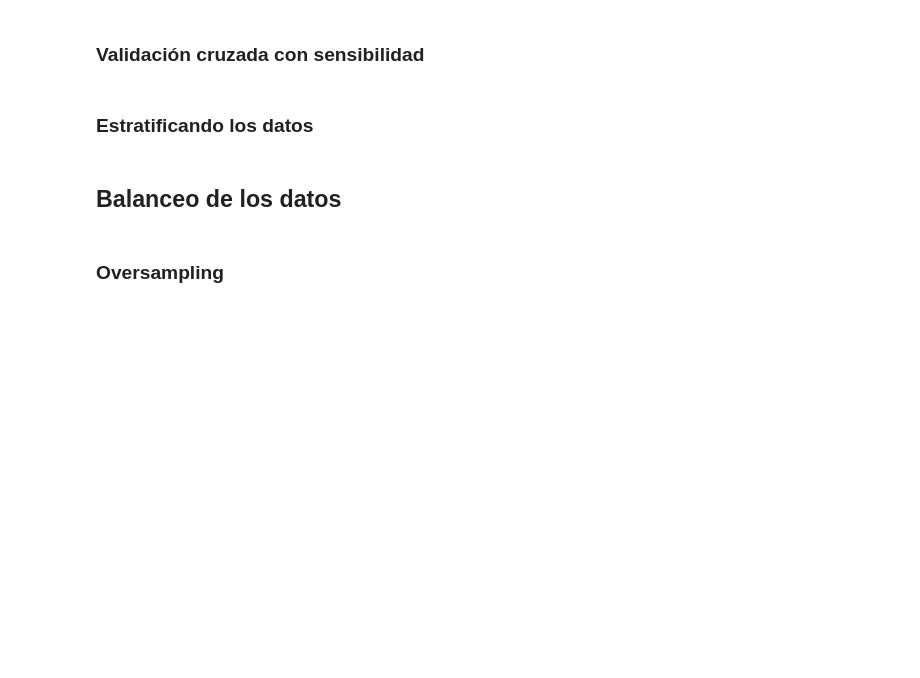
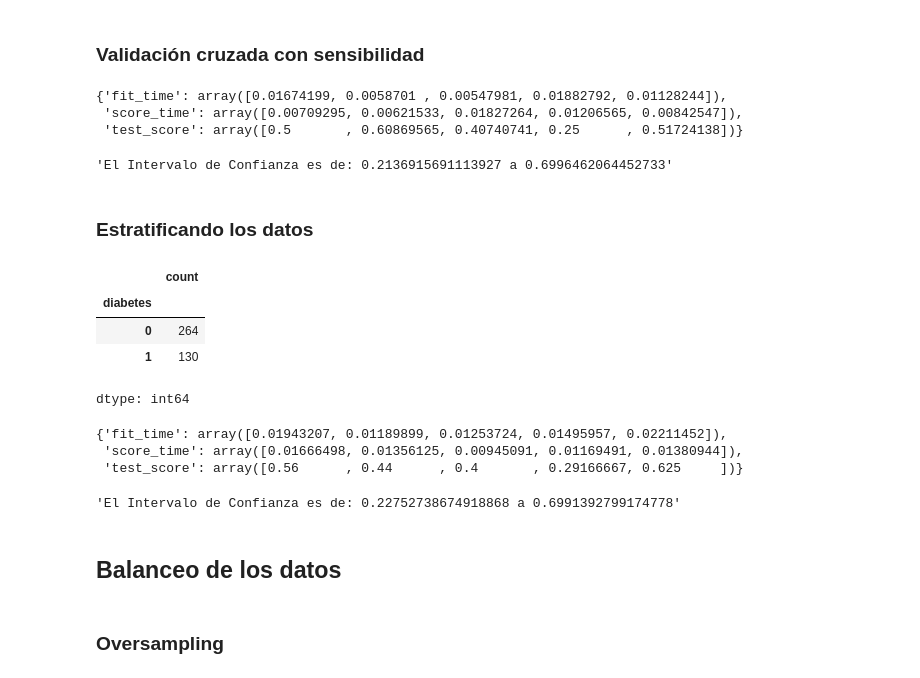
Before and after one commit to AngelTroncoso/comparacionDeML, a Jupyter notebook: Clasificacion_validacion_y_metricas.ipynb, the cells around one changed output. Drawn from its saved outputs; the diff is of its cells as text; code cells hidden in the pictures; blank space fills up the shorter version.

```diff
--- a/Clasificacion_validacion_y_metricas.ipynb
+++ b/Clasificacion_validacion_y_metricas.ipynb
@@ -198,2 +282,24 @@ Generalmente, se utilizan 5 o 10 partes. Un número mayor no suele ser necesario
+# %%
+modelo = DecisionTreeClassifier(max_depth=10)
+kf = KFold(n_splits=5, shuffle=True,random_state=5)
+cv_resultados = cross_validate(modelo,X,y,cv=kf,scoring='recall')
+cv_resultados
+# %% [output]
+{'fit_time': array([0.01674199, 0.0058701 , 0.00547981, 0.01882792, 0.01128244]),
+ 'score_time': array([0.00709295, 0.00621533, 0.01827264, 0.01206565, 0.00842547]),
+ 'test_score': array([0.5       , 0.60869565, 0.40740741, 0.25      , 0.51724138])}
+# %%
+#intervalo de confianza de la metrica recall "sigue siendo deficiente, solo analizamos resultados."
+intervalo_confianza(cv_resultados)
+# %% [output]
+'El Intervalo de Confianza es de: 0.2136915691113927 a 0.6996462064452733'
 # %% [markdown]
 ### Estratificando los datos
+# %%
+datos['diabetes'].value_counts()
+# %% [output]
+|  | count |
+| diabetes |  |
+| 0 | 264 |
+| 1 | 130 |
+dtype: int64
@@ -200,3 +308,16 @@ Generalmente, se utilizan 5 o 10 partes. Un número mayor no suele ser necesario
+# %%
+modelo = DecisionTreeClassifier(max_depth=10)
+skf = StratifiedKFold(n_splits=5, shuffle=True,random_state=5)
+cv_resultados = cross_validate(modelo,X,y,cv=skf,scoring='recall')
+cv_resultados
+# %% [output]
+{'fit_time': array([0.01943207, 0.01189899, 0.01253724, 0.01495957, 0.02211452]),
+ 'score_time': array([0.01666498, 0.01356125, 0.00945091, 0.01169491, 0.01380944]),
+ 'test_score': array([0.56      , 0.44      , 0.4       , 0.29166667, 0.625     ])}
+# %%
+intervalo_confianza(cv_resultados)
+# %% [output]
+'El Intervalo de Confianza es de: 0.22752738674918868 a 0.6991392799174778'
 # %% [markdown]
 ## <font color='dark'>Balanceo de los datos</h1>
 # %% [markdown]
```
Also changed, not shown: parts of 55 cells of this notebook.
